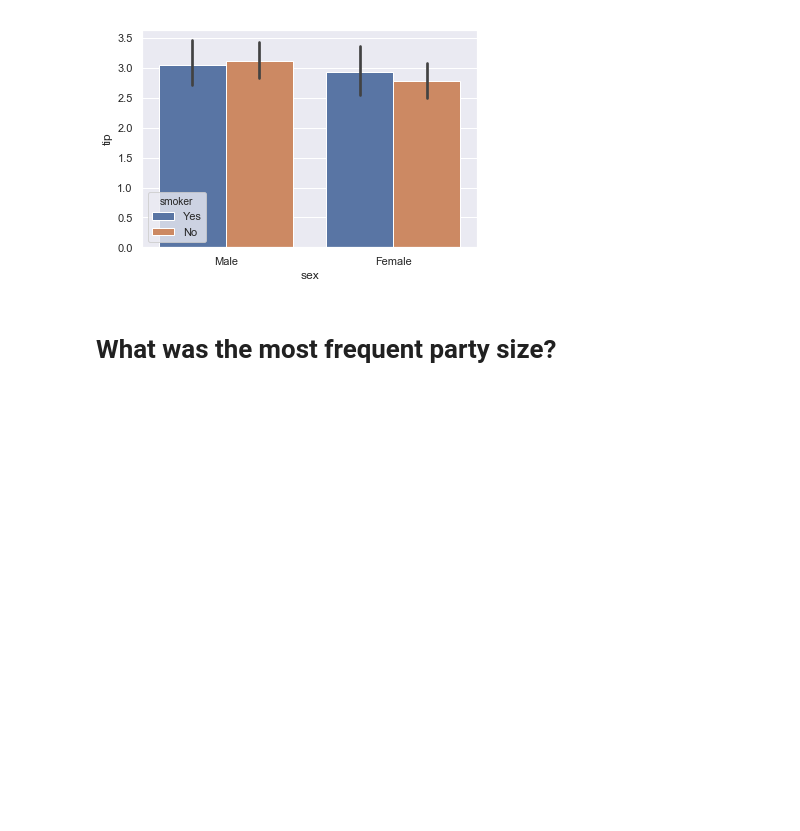
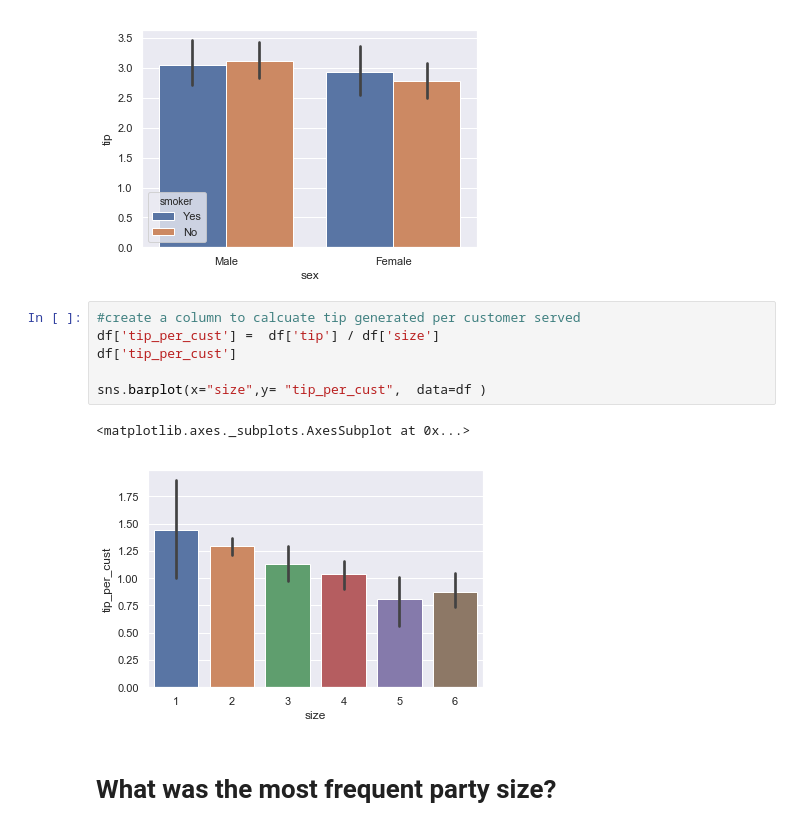
Before and after one commit to fionaoriordan/52446_19_tips, a Jupyter notebook: tips_notebook.ipynb, the cells around one changed output. Saved outputs shown, nothing was run; the diff lists cells and outputs as text; blank space fills up the shorter version.

Commit message:
Updating with tip per person served

```diff
--- a/tips_notebook.ipynb
+++ b/tips_notebook.ipynb
@@ -384,6 +384,15 @@ sns.barplot(x="sex",y= "tip", hue="smoker", data=df )
 # %% [output]
 <matplotlib.axes._subplots.AxesSubplot at 0x...>
 [figure]
+# %%
+#create a column to calcuate tip generated per customer served
+df['tip_per_cust'] =  df['tip'] / df['size']
+df['tip_per_cust']
+
+sns.barplot(x="size",y= "tip_per_cust",  data=df )
+# %% [output]
+<matplotlib.axes._subplots.AxesSubplot at 0x...>
+[figure, added]
 # %% [markdown]
 # What was the most frequent party size?
 # %% [markdown]
```
